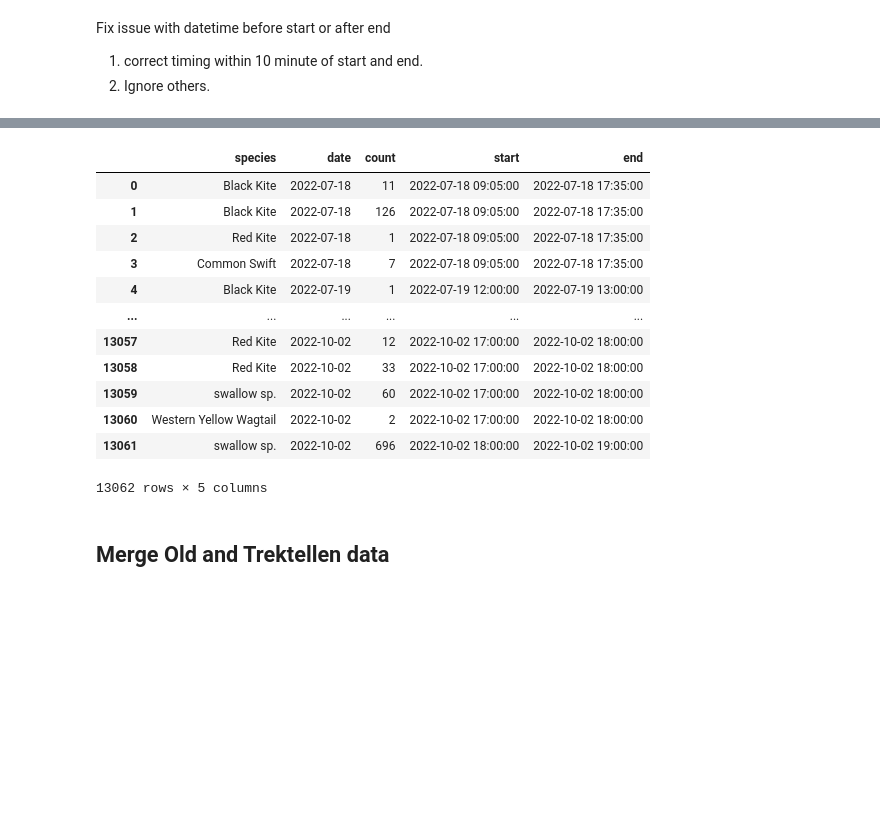
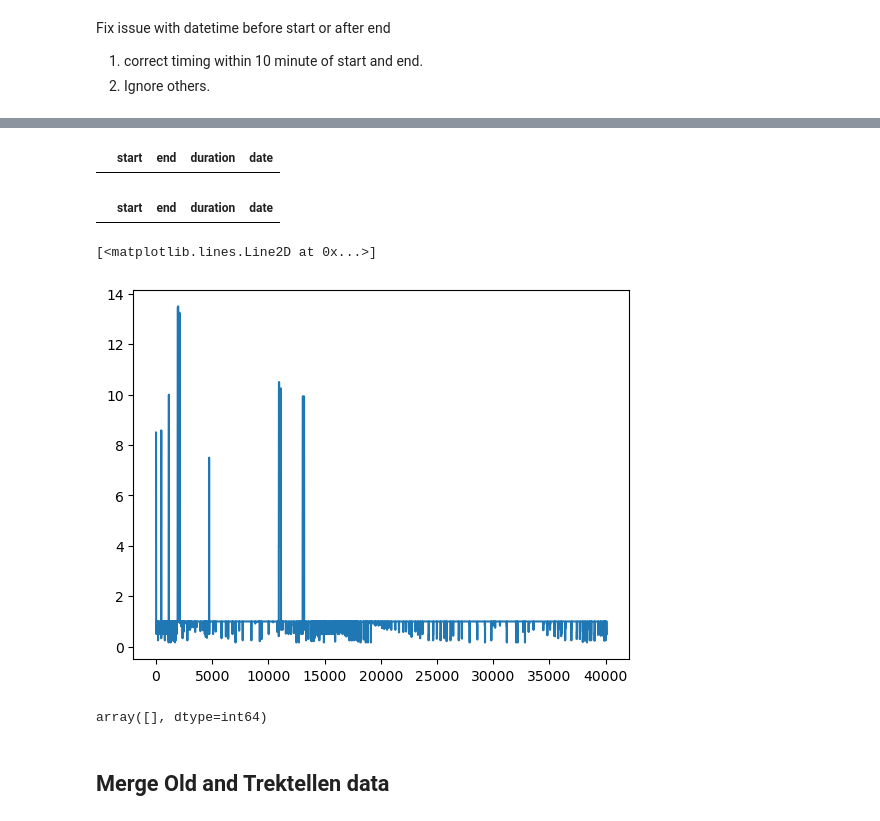
Before and after one commit to AmedeeRoy/defile-migration-forecast, a Jupyter notebook: notebooks/processing_count_data.ipynb, the cells around one changed output, grey strips where cells are left out. Saved outputs shown, nothing was run; the diff lists cells and outputs as text; code cells hidden in the pictures; blank space fills up the shorter version.

```diff
--- a/notebooks/processing_count_data.ipynb
+++ b/notebooks/processing_count_data.ipynb
@@ -6,6 +6,9 @@ See `data/count/readme.md` for a detailed description of the count data. This sc
 import pandas as pd
 from matplotlib import pyplot as plt
 import numpy as np
+import pytz
+
+local_tz = pytz.timezone("Europe/Paris")
 # %% [markdown]
 ## Old data
 
@@ -140 +434,16 @@ dn
+# %%
+# Check long duration list
+period[period["duration"] > pd.to_timedelta(15, unit="h")]
+# %% [output]
+|  | start | end | duration | date |
+# %%
+# Filter the DataFrame for overlapping periods
+period[period.apply(is_overlapping, axis=1, df=period)]
+# %% [output]
+|  | start | end | duration | date |
+# %%
+plt.plot(dn2["duration"].dt.total_seconds() / 3600)
+# %% [output]
+[<matplotlib.lines.Line2D at 0x...>]
+[figure, added]
 # %%
@@ -149,22 +465,10 @@ dnt = pd.merge(
 dnt["species"] = dnt["English name"]
 # Debug species
 # print(df[["speciesname", "speciesid"]][df["species"].isna()].drop_duplicates())
-# %%
-dnt[["species", "date", "count", "start", "end"]]
-# %% [output]
-|  | species | date | count | start | end |
-| 0 | Black Kite | 2022-07-18 | 11 | 2022-07-18 09:05:00 | 2022-07-18 17:35:00 |
-| 1 | Black Kite | 2022-07-18 | 126 | 2022-07-18 09:05:00 | 2022-07-18 17:35:00 |
-| 2 | Red Kite | 2022-07-18 | 1 | 2022-07-18 09:05:00 | 2022-07-18 17:35:00 |
-| 3 | Common Swift | 2022-07-18 | 7 | 2022-07-18 09:05:00 | 2022-07-18 17:35:00 |
-| 4 | Black Kite | 2022-07-19 | 1 | 2022-07-19 12:00:00 | 2022-07-19 13:00:00 |
-| ... | ... | ... | ... | ... | ... |
-| 13057 | Red Kite | 2022-10-02 | 12 | 2022-10-02 17:00:00 | 2022-10-02 18:00:00 |
-| 13058 | Red Kite | 2022-10-02 | 33 | 2022-10-02 17:00:00 | 2022-10-02 18:00:00 |
-| 13059 | swallow sp. | 2022-10-02 | 60 | 2022-10-02 17:00:00 | 2022-10-02 18:00:00 |
-| 13060 | Western Yellow Wagtail | 2022-10-02 | 2 | 2022-10-02 17:00:00 | 2022-10-02 18:00:00 |
-| 13061 | swallow sp. | 2022-10-02 | 696 | 2022-10-02 18:00:00 | 2022-10-02 19:00:00 |
-13062 rows × 5 columns
+# %%
+dnt[dnt["species"].isna()]["speciesid"].unique()
+# %% [output]
+array([], dtype=int64)
 # %% [markdown]
 ## Merge Old and Trektellen data
 # %%
```
Also changed, not shown: parts of 40 cells of this notebook, 3 other files.
